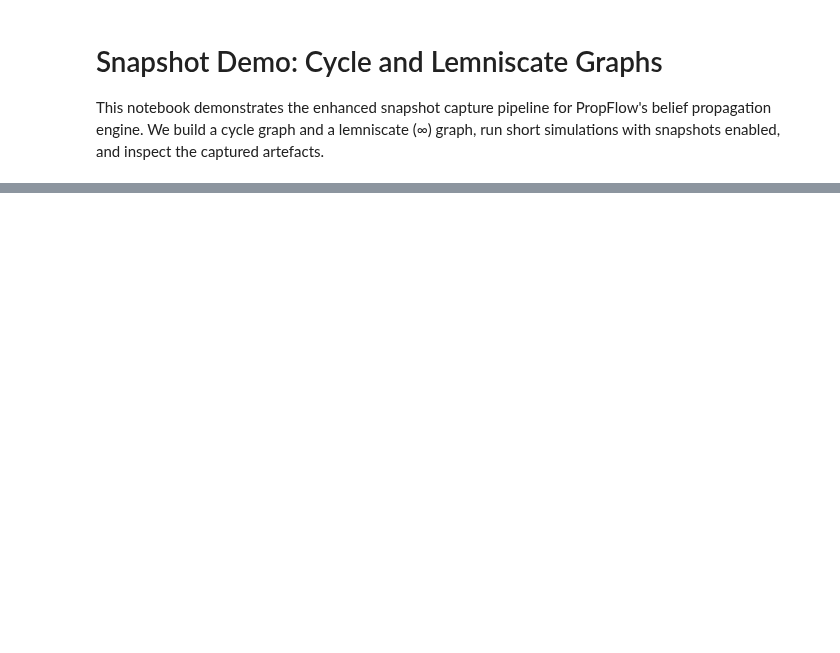
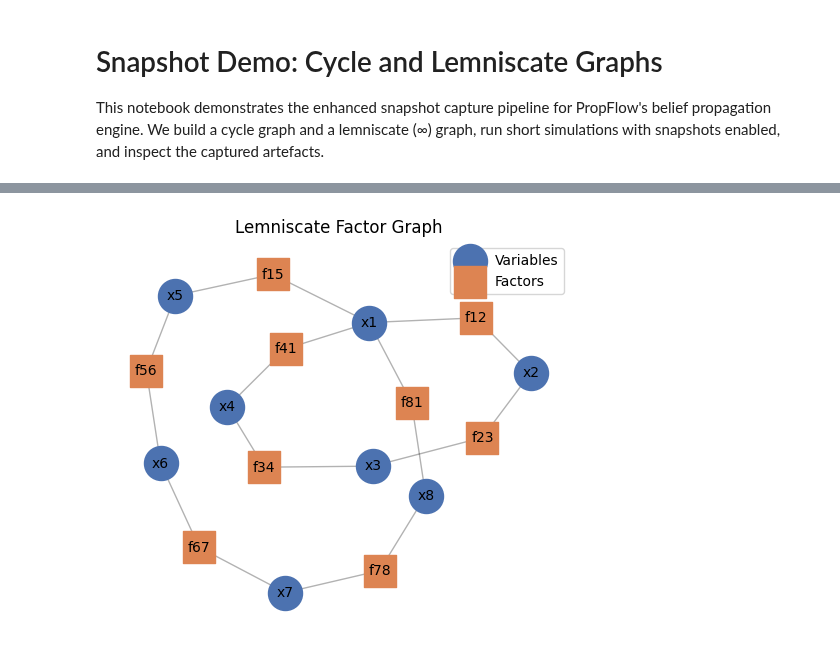
Before and after one commit to OrMullerHahitti/Belief-Propagation-Simulator, a Jupyter notebook: notebooks/snapshot_cycle_lemniscate_demo.ipynb, the cells around one changed output, grey strips where cells are left out. Cells and saved outputs as stored; diff of their text form; code cells hidden in the pictures; blank space fills up the shorter version.

```diff
--- a/notebooks/snapshot_cycle_lemniscate_demo.ipynb
+++ b/notebooks/snapshot_cycle_lemniscate_demo.ipynb
@@ -42,33 +41,14 @@ def _run_demo(label: str, graph, max_steps: int = 6):
     run_dir = RUN_ROOT / f"{label}_{datetime.now().strftime('%Y%m%d_%H%M%S')}"
     run_dir.mkdir(parents=True, exist_ok=True)
 
-    cfg = SnapshotsConfig(
-        compute_jacobians=True,
-        compute_block_norms=True,
-        compute_cycles=True,
-        include_detailed_cycles=True,
-        save_each_step=True,
-        save_dir=str(run_dir),
-        retain_last=None,
-    )
 
     engine = BPEngine(
         factor_graph=graph,
-        snapshots_config=cfg,
         use_bct_history=True,
     )
     engine.run(max_iter=max_steps)
 
-    manifest_path = run_dir / "index.json"
-    manifest = json.loads(manifest_path.read_text()) if manifest_path.exists() else {"steps": []}
-
-    latest = latest_snapshot(engine)
-    return {
-        "engine": engine,
-        "manifest": manifest,
-        "latest": latest,
-        "run_dir": run_dir,
-    }
+    return engine
 
 
 def _load_latest_meta(result: dict) -> dict:
@@ -110,9 +85,7 @@ lemn_result["manifest"]
 # %%
 fig, ax = plt.subplots(figsize=(6, 5))
 _plot_factor_graph(lemn_graph, ax, "Lemniscate Factor Graph")
 plt.show()
-
-lemn_meta = _load_latest_meta(lemn_result)
-lemn_meta_context = lemn_meta.get("context", {})
-lemn_meta_analysis = lemn_meta.get("analysis", {})
-lemn_meta_context, lemn_meta_analysis.get("block_norms"), lemn_meta_analysis.get("cycles")
+snapshots = lemn_result.snapshots
+# %% [output]
+[figure, added]
```
Also changed, not shown: parts of 6 cells of this notebook, 5 other files.
